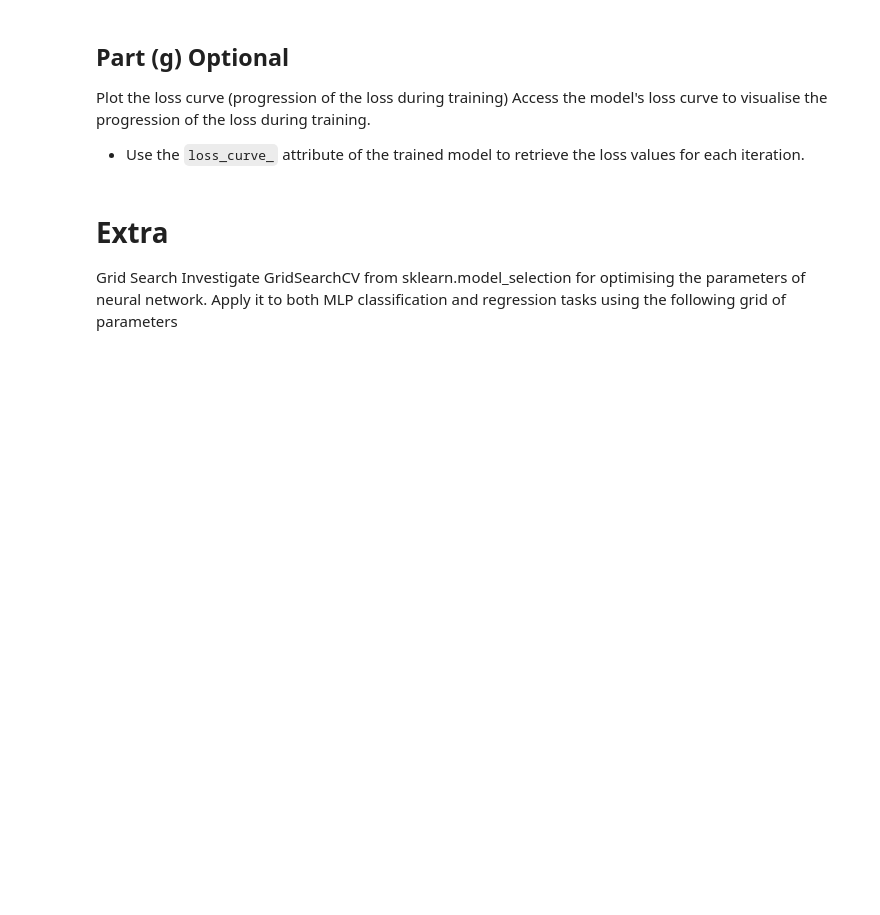
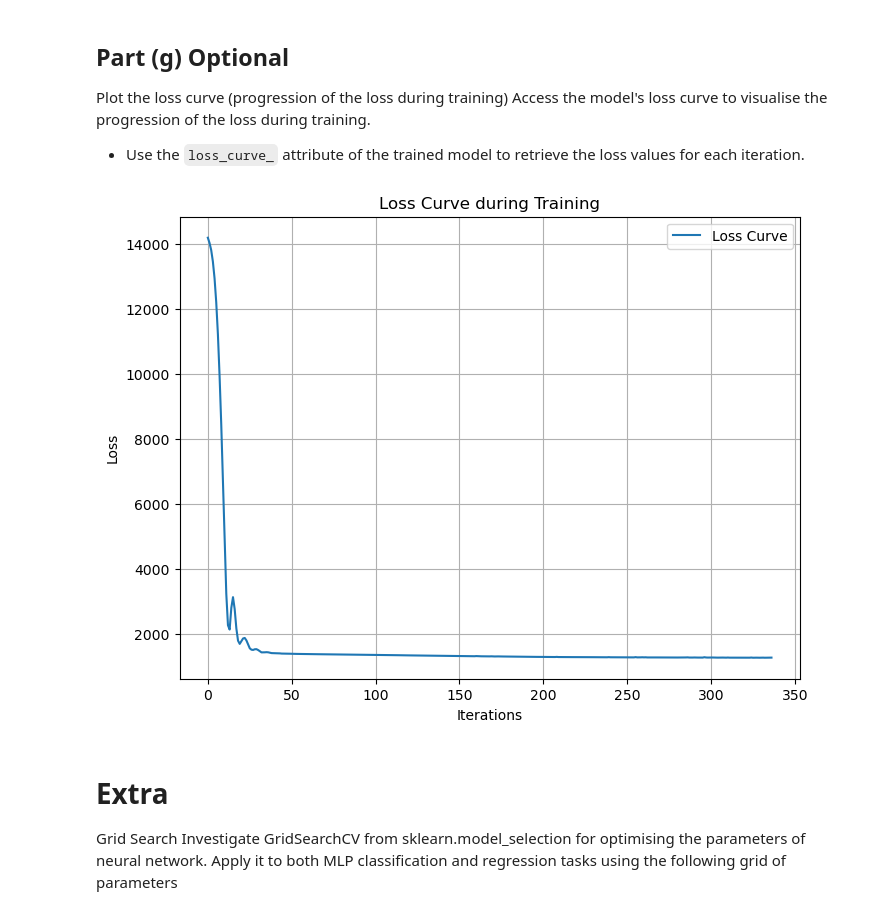
Before and after one commit to sisjkly/2024_25, a Jupyter notebook: worksheets/worksheet3.ipynb, the cells around one changed output. Cells and saved outputs as stored; diff of their text form; code cells hidden in the pictures; blank space fills up the shorter version.

```diff
--- a/worksheets/worksheet3.ipynb
+++ b/worksheets/worksheet3.ipynb
@@ -348,6 +510,16 @@ Access the model's loss curve to visualise the progression of the loss during tr
 # %%
 # Plot the loss curve (progression of the loss during training)
 ##TODO##
+plt.figure(figsize=(8, 6))
+plt.plot(mlp_regression.loss_curve_, label='Loss Curve')
+plt.xlabel('Iterations')
+plt.ylabel('Loss')
+plt.title('Loss Curve during Training')
+plt.legend()
+plt.grid()
+plt.show()
+# %% [output]
+[figure, added]
 # %% [markdown]
 # Extra
 Grid Search
```
Also changed, not shown: parts of 19 cells of this notebook, 2 other files.
